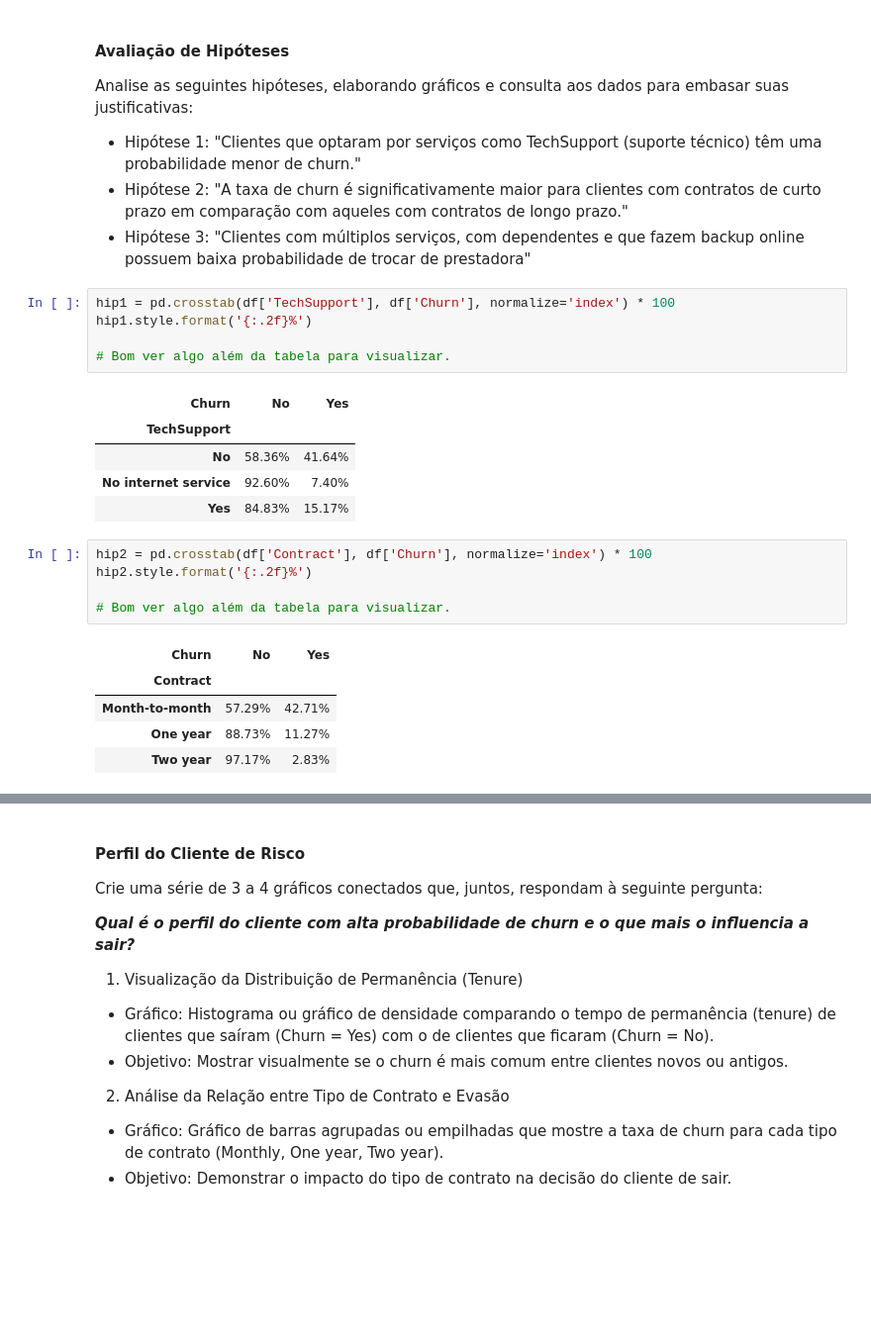
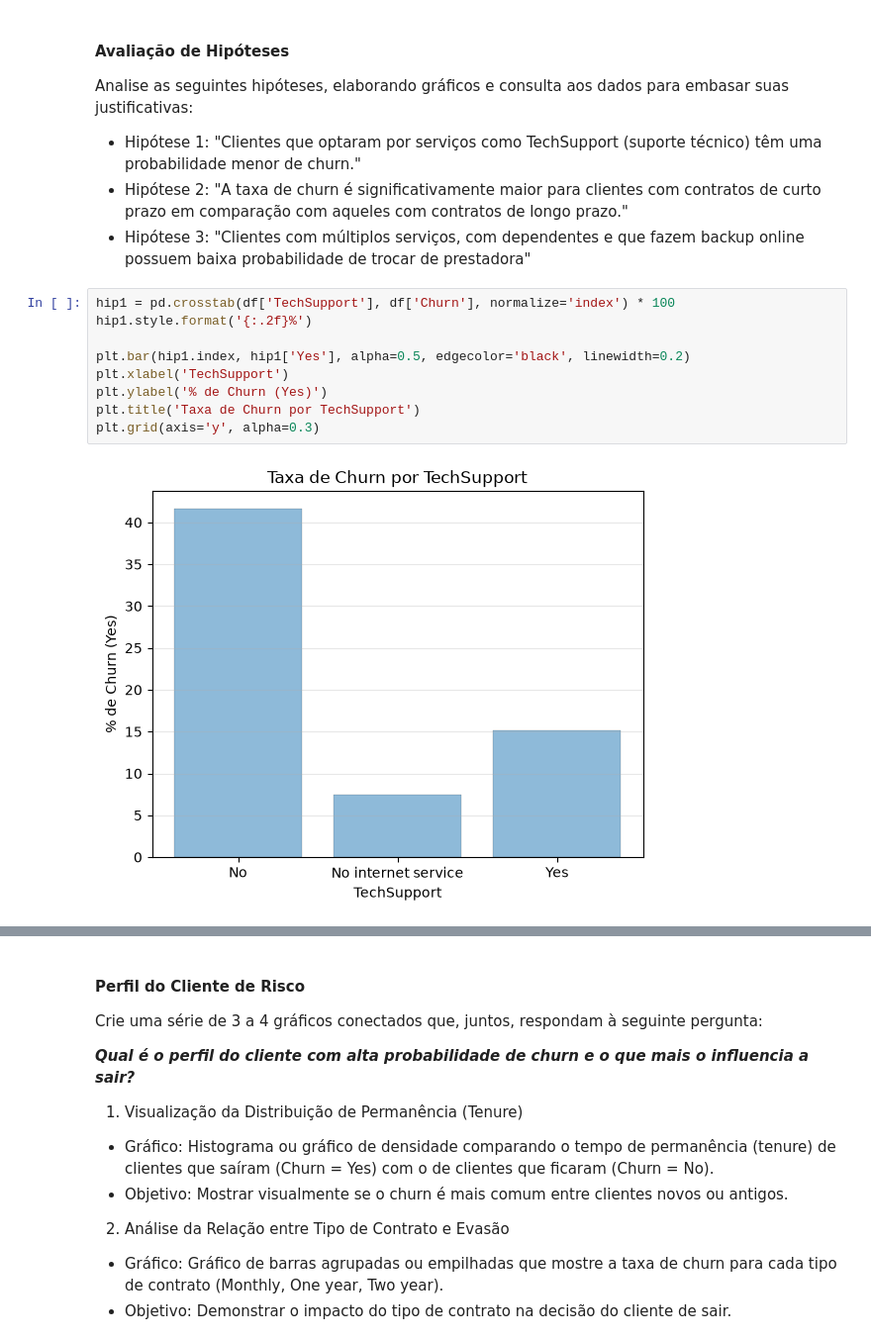
Before and after one commit to devgabrielbenayon/TrabalhoRedesNeurais, a Jupyter notebook: RNA-2025.2-PP1.2.ipynb, the cells around one changed output, grey strips where cells are left out. Shown at 99% size. Saved outputs shown, nothing was run; the diff lists cells and outputs as text; blank space fills up the shorter version.

Commit message:
Add churn rate bar charts for TechSupport, Contract, and combined service profile hypotheses

```diff
--- a/RNA-2025.2-PP1.2.ipynb
+++ b/RNA-2025.2-PP1.2.ipynb
@@ -208,25 +208,14 @@ Analise as seguintes hipóteses, elaborando gráficos e consulta aos dados para
 - Hipótese 1: "Clientes que optaram por serviços como TechSupport (suporte técnico) têm uma probabilidade menor de churn."
 - Hipótese 2: "A taxa de churn é significativamente maior para clientes com contratos de curto prazo em comparação com aqueles com contratos de longo prazo."
 - Hipótese 3: "Clientes com múltiplos serviços, com dependentes e que fazem backup online possuem baixa probabilidade de trocar de prestadora"
-# %%
-hip1 = pd.crosstab(df['TechSupport'], df['Churn'], normalize='index') * 100
-hip1.style.format('{:.2f}%')
-
-# Bom ver algo além da tabela para visualizar.
-# %% [output]
-| Churn | No | Yes |
-| TechSupport |  |  |
-| No | 58.36% | 41.64% |
-| No internet service | 92.60% | 7.40% |
-| Yes | 84.83% | 15.17% |
-# %%
-hip2 = pd.crosstab(df['Contract'], df['Churn'], normalize='index') * 100
-hip2.style.format('{:.2f}%')
-
-# Bom ver algo além da tabela para visualizar.
-# %% [output]
-| Churn | No | Yes |
-| Contract |  |  |
-| Month-to-month | 57.29% | 42.71% |
-| One year | 88.73% | 11.27% |
-| Two year | 97.17% | 2.83% |
+# %%
+hip1 = pd.crosstab(df['TechSupport'], df['Churn'], normalize='index') * 100
+hip1.style.format('{:.2f}%')
+
+plt.bar(hip1.index, hip1['Yes'], alpha=0.5, edgecolor='black', linewidth=0.2)
+plt.xlabel('TechSupport')
+plt.ylabel('% de Churn (Yes)')
+plt.title('Taxa de Churn por TechSupport')
+plt.grid(axis='y', alpha=0.3)
+# %% [output]
+[figure, added]
```
Also changed, not shown: parts of 2 cells of this notebook.
